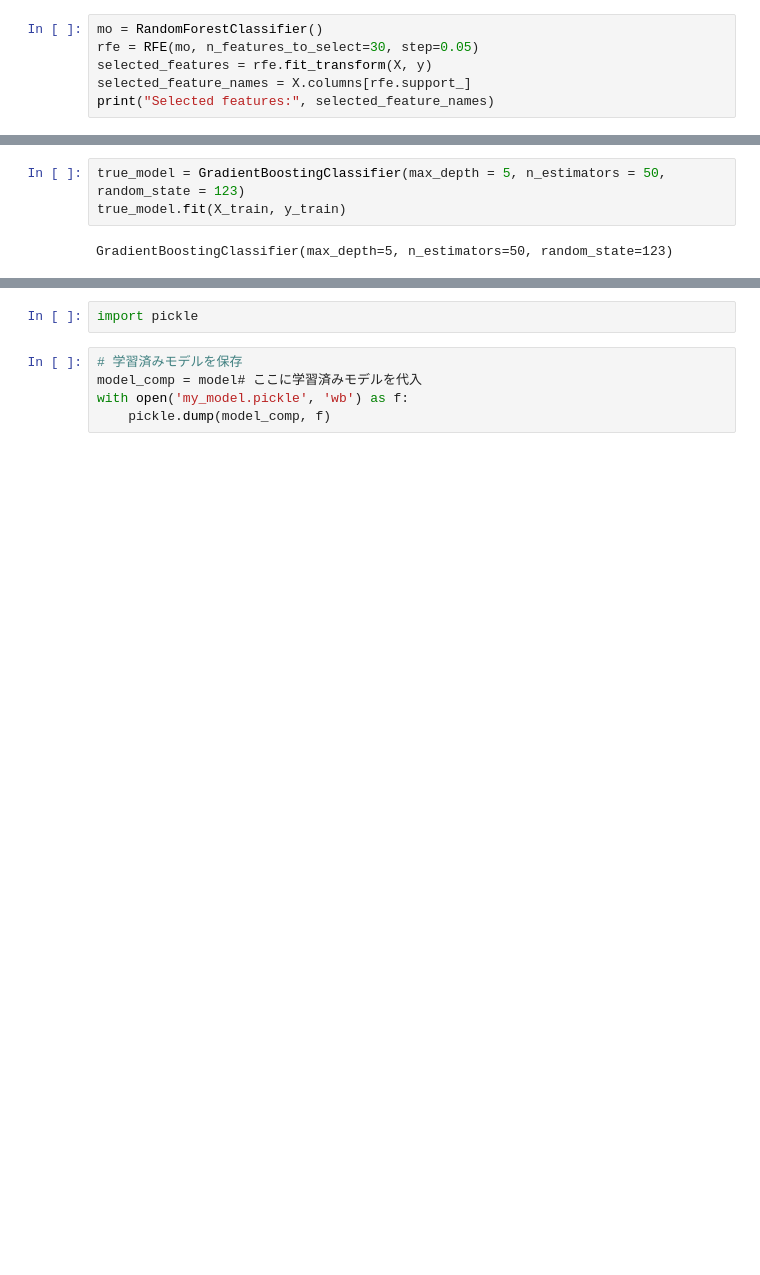
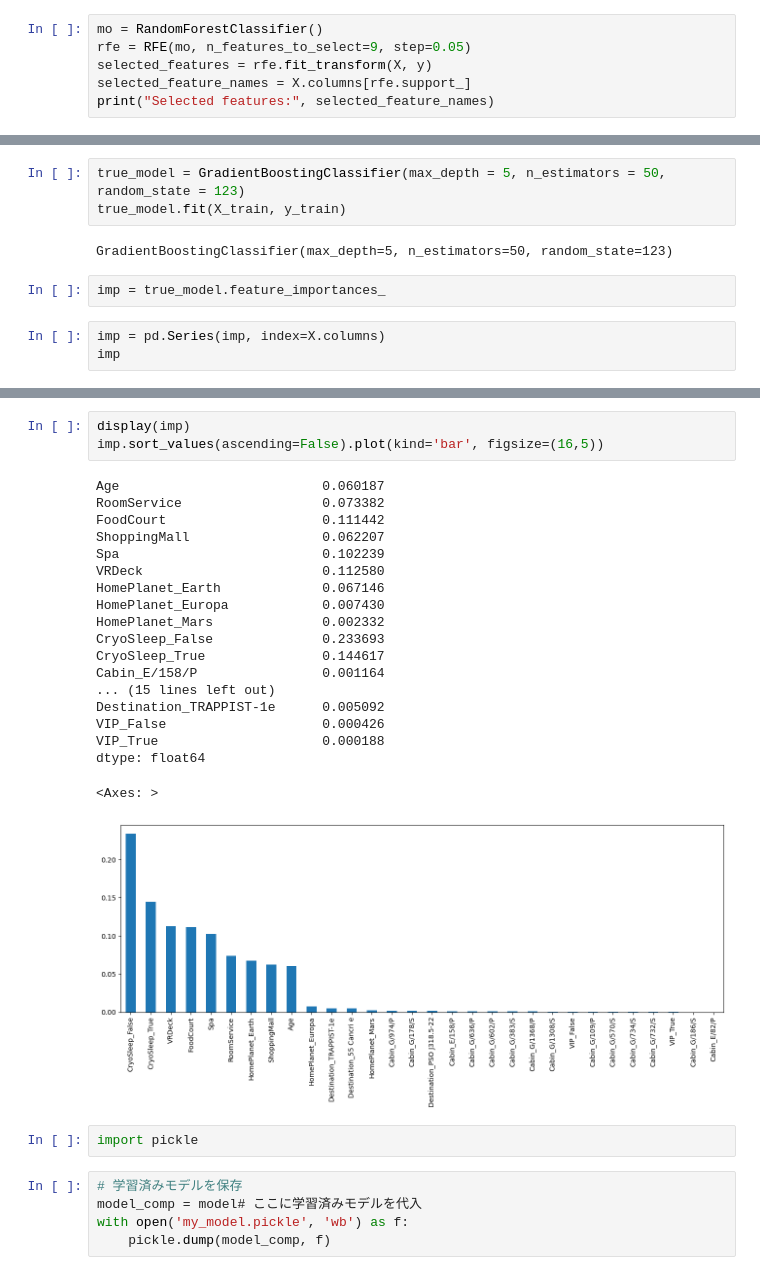
Before and after one commit to kenta-afk/Practice-ML, a Jupyter notebook: titanic model/titanic.ipynb, the cells around one changed output, grey strips where cells are left out. Saved outputs shown, nothing was run; the diff lists cells and outputs as text; blank space fills up the shorter version.

```diff
--- a/titanic model/titanic.ipynb
+++ b/titanic model/titanic.ipynb
@@ -147,7 +147,7 @@ from sklearn.metrics import f1_score
 from sklearn.pipeline import Pipeline
 # %%
 mo = RandomForestClassifier()
-rfe = RFE(mo, n_features_to_select=30, step=0.05)
+rfe = RFE(mo, n_features_to_select=9, step=0.05)
 selected_features = rfe.fit_transform(X, y)
 selected_feature_names = X.columns[rfe.support_]
 print("Selected features:", selected_feature_names)
@@ -267,3 +267,8 @@ true_model = GradientBoostingClassifier(max_depth = 5, n_estimators = 50, random
 true_model.fit(X_train, y_train)
 # %% [output]
 GradientBoostingClassifier(max_depth=5, n_estimators=50, random_state=123)
+# %%
+imp = true_model.feature_importances_
+# %%
+imp = pd.Series(imp, index=X.columns)
+imp
@@ -270,3 +293,26 @@ GradientBoostingClassifier(max_depth=5, n_estimators=50, random_state=123)
+# %%
+display(imp)
+imp.sort_values(ascending=False).plot(kind='bar', figsize=(16,5))
+# %% [output]
+Age                          0.060187
+RoomService                  0.073382
+FoodCourt                    0.111442
+ShoppingMall                 0.062207
+Spa                          0.102239
+VRDeck                       0.112580
+HomePlanet_Earth             0.067146
+HomePlanet_Europa            0.007430
+HomePlanet_Mars              0.002332
+CryoSleep_False              0.233693
+CryoSleep_True               0.144617
+Cabin_E/158/P                0.001164
+... (15 lines left out)
+Destination_TRAPPIST-1e      0.005092
+VIP_False                    0.000426
+VIP_True                     0.000188
+dtype: float64
+<Axes: >
+[figure, added]
 # %%
 import pickle
 # %%
```
Also changed, not shown: parts of 3 cells of this notebook.
